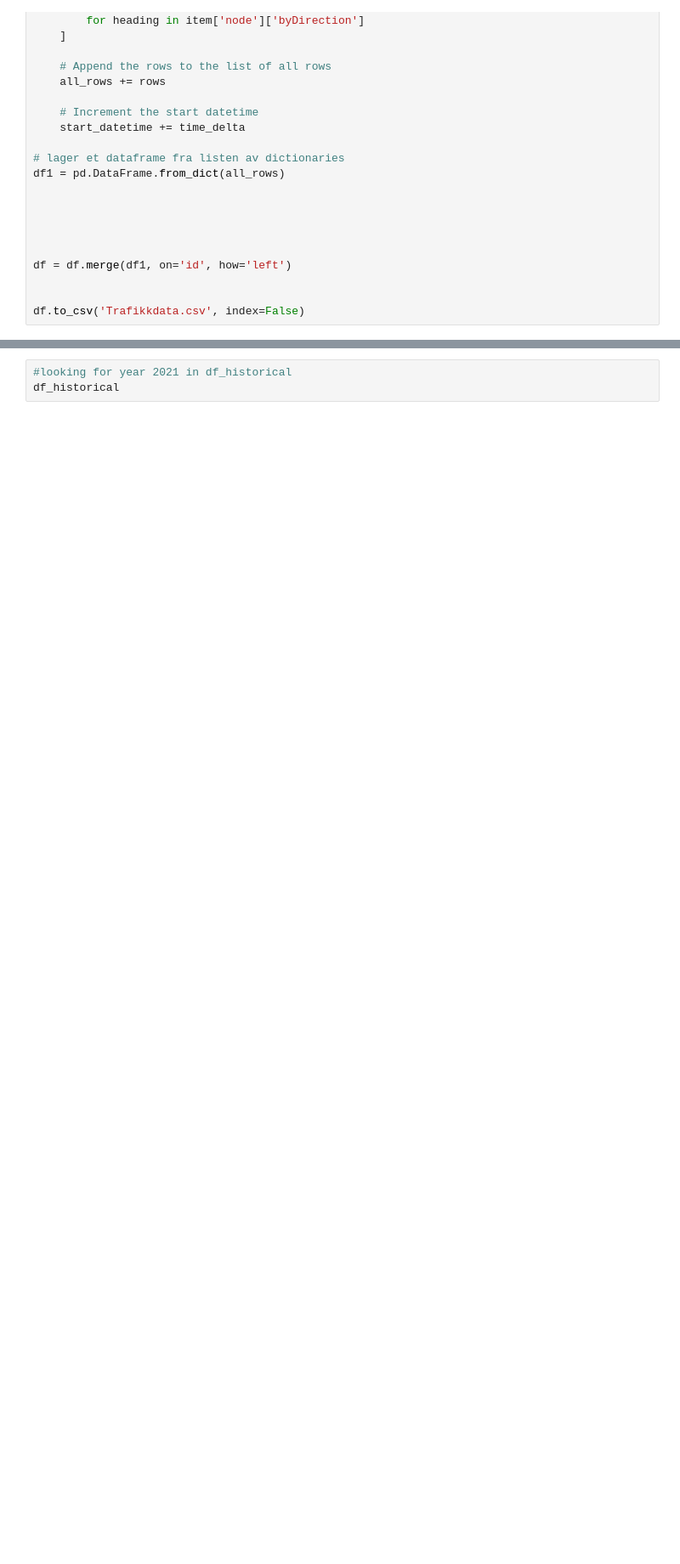
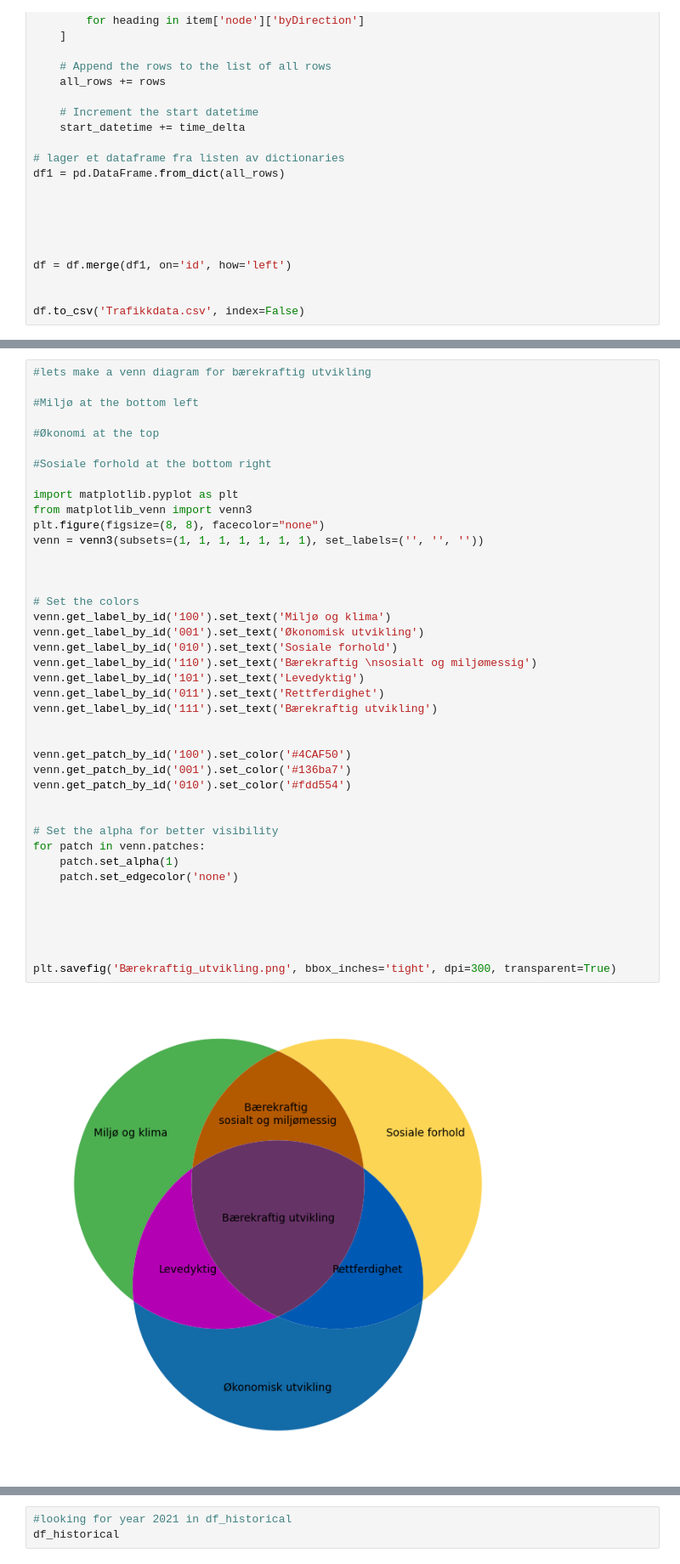
Before and after one commit to Danieljoha/Uit, a Jupyter notebook: Year 2/Semester 2/SOK-2011/Presentasjon/Untitled-1.ipynb, the cells around one changed output, grey strips where cells are left out. Shown at 85% size. Saved outputs shown, nothing was run; the diff lists cells and outputs as text; blank space fills up the shorter version.

```diff
--- a/Year 2/Semester 2/SOK-2011/Presentasjon/Untitled-1.ipynb
+++ b/Year 2/Semester 2/SOK-2011/Presentasjon/Untitled-1.ipynb
@@ -530,0 +694,43 @@ plt.savefig('lm_bil_daglig_bompenger_utenom.png', bbox_inches='tight', dpi=300)
+# %%
+#lets make a venn diagram for bærekraftig utvikling
+
+#Miljø at the bottom left
+
+#Økonomi at the top
+
+#Sosiale forhold at the bottom right
+
+import matplotlib.pyplot as plt
+from matplotlib_venn import venn3
+plt.figure(figsize=(8, 8), facecolor="none")
+venn = venn3(subsets=(1, 1, 1, 1, 1, 1, 1), set_labels=('', '', ''))
+
+
+
+# Set the colors
+venn.get_label_by_id('100').set_text('Miljø og klima')
+venn.get_label_by_id('001').set_text('Økonomisk utvikling')
+venn.get_label_by_id('010').set_text('Sosiale forhold')
+venn.get_label_by_id('110').set_text('Bærekraftig \nsosialt og miljømessig')
+venn.get_label_by_id('101').set_text('Levedyktig')
+venn.get_label_by_id('011').set_text('Rettferdighet')
+venn.get_label_by_id('111').set_text('Bærekraftig utvikling')
+
+
+venn.get_patch_by_id('100').set_color('#4CAF50')
+venn.get_patch_by_id('001').set_color('#136ba7')
+venn.get_patch_by_id('010').set_color('#fdd554')
+
+
+# Set the alpha for better visibility
+for patch in venn.patches:
+    patch.set_alpha(1)
+    patch.set_edgecolor('none')
+
+
+
+
+
+plt.savefig('Bærekraftig_utvikling.png', bbox_inches='tight', dpi=300, transparent=True)
+# %% [output]
+[figure, added]
```
Also changed, not shown: parts of 15 cells of this notebook, 30 other files.
